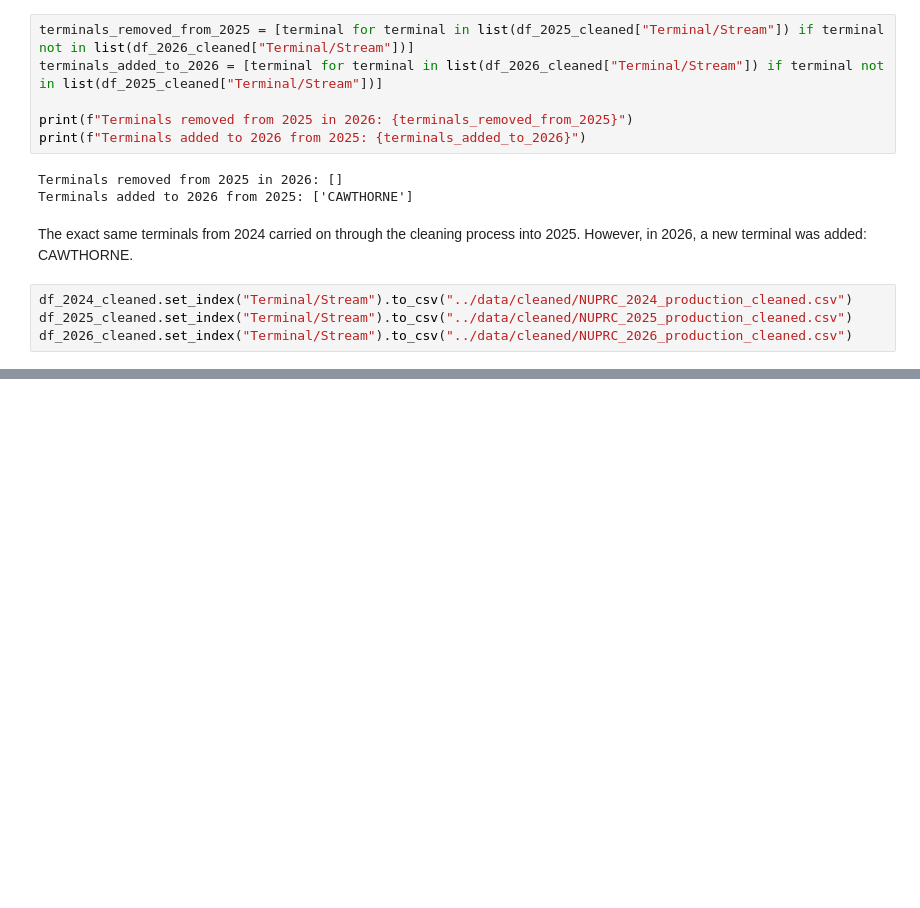
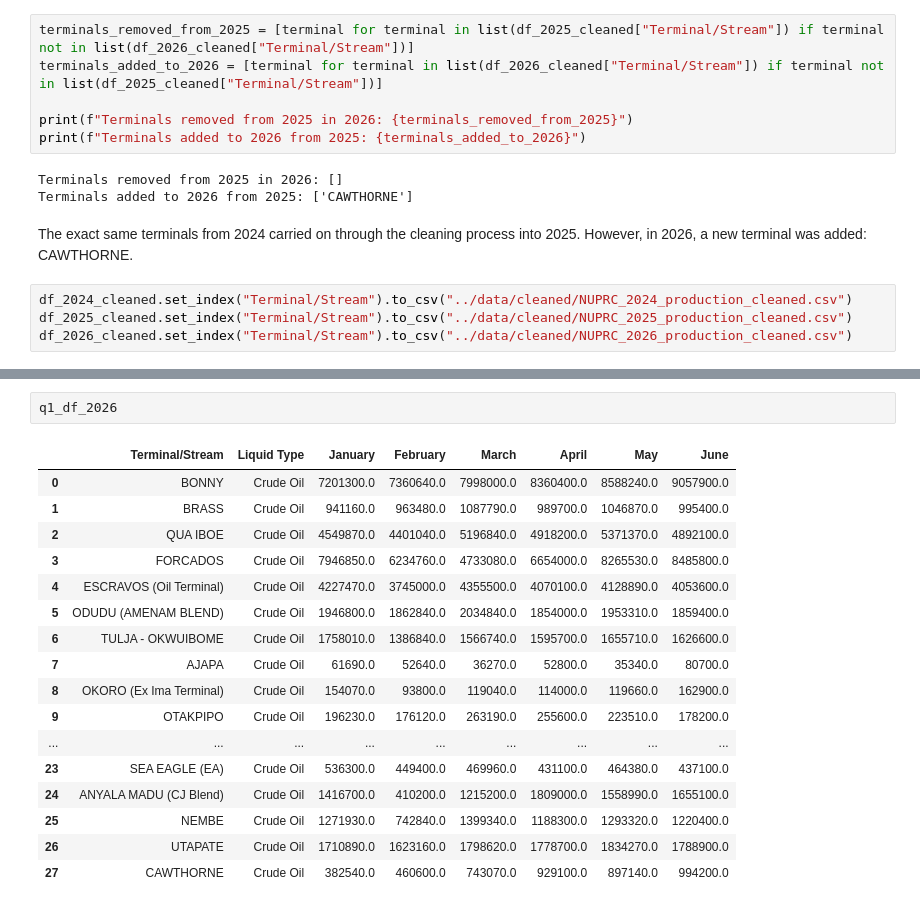
Before and after one commit to loteehenry/Oil-Production---Exploratory-Data-Analysis, a Jupyter notebook: notebooks/analysis.ipynb, the cells around one changed output, grey strips where cells are left out. Cells and saved outputs as stored; diff of their text form; blank space fills up the shorter version.

```diff
--- a/notebooks/analysis.ipynb
+++ b/notebooks/analysis.ipynb
@@ -411,0 +439,20 @@ df_2026_cleaned.set_index("Terminal/Stream").to_csv("../data/cleaned/NUPRC_2026_
+# %%
+q1_df_2026
+# %% [output]
+|  | Terminal/Stream | Liquid Type | January | February | March | April | May | June |
+| 0 | BONNY | Crude Oil | 7201300.0 | 7360640.0 | 7998000.0 | 8360400.0 | 8588240.0 | 9057900.0 |
+| 1 | BRASS | Crude Oil | 941160.0 | 963480.0 | 1087790.0 | 989700.0 | 1046870.0 | 995400.0 |
+| 2 | QUA IBOE | Crude Oil | 4549870.0 | 4401040.0 | 5196840.0 | 4918200.0 | 5371370.0 | 4892100.0 |
+| 3 | FORCADOS | Crude Oil | 7946850.0 | 6234760.0 | 4733080.0 | 6654000.0 | 8265530.0 | 8485800.0 |
+| 4 | ESCRAVOS (Oil Terminal) | Crude Oil | 4227470.0 | 3745000.0 | 4355500.0 | 4070100.0 | 4128890.0 | 4053600.0 |
+| 5 | ODUDU (AMENAM BLEND) | Crude Oil | 1946800.0 | 1862840.0 | 2034840.0 | 1854000.0 | 1953310.0 | 1859400.0 |
+| 6 | TULJA - OKWUIBOME | Crude Oil | 1758010.0 | 1386840.0 | 1566740.0 | 1595700.0 | 1655710.0 | 1626600.0 |
+| 7 | AJAPA | Crude Oil | 61690.0 | 52640.0 | 36270.0 | 52800.0 | 35340.0 | 80700.0 |
+| 8 | OKORO (Ex Ima Terminal) | Crude Oil | 154070.0 | 93800.0 | 119040.0 | 114000.0 | 119660.0 | 162900.0 |
+| 9 | OTAKPIPO | Crude Oil | 196230.0 | 176120.0 | 263190.0 | 255600.0 | 223510.0 | 178200.0 |
+| ... | ... | ... | ... | ... | ... | ... | ... | ... |
+| 23 | SEA EAGLE (EA) | Crude Oil | 536300.0 | 449400.0 | 469960.0 | 431100.0 | 464380.0 | 437100.0 |
+| 24 | ANYALA MADU (CJ Blend) | Crude Oil | 1416700.0 | 410200.0 | 1215200.0 | 1809000.0 | 1558990.0 | 1655100.0 |
+| 25 | NEMBE | Crude Oil | 1271930.0 | 742840.0 | 1399340.0 | 1188300.0 | 1293320.0 | 1220400.0 |
+| 26 | UTAPATE | Crude Oil | 1710890.0 | 1623160.0 | 1798620.0 | 1778700.0 | 1834270.0 | 1788900.0 |
+| 27 | CAWTHORNE | Crude Oil | 382540.0 | 460600.0 | 743070.0 | 929100.0 | 897140.0 | 994200.0 |
```
Also changed, not shown: parts of 16 cells of this notebook, 1 other file.
